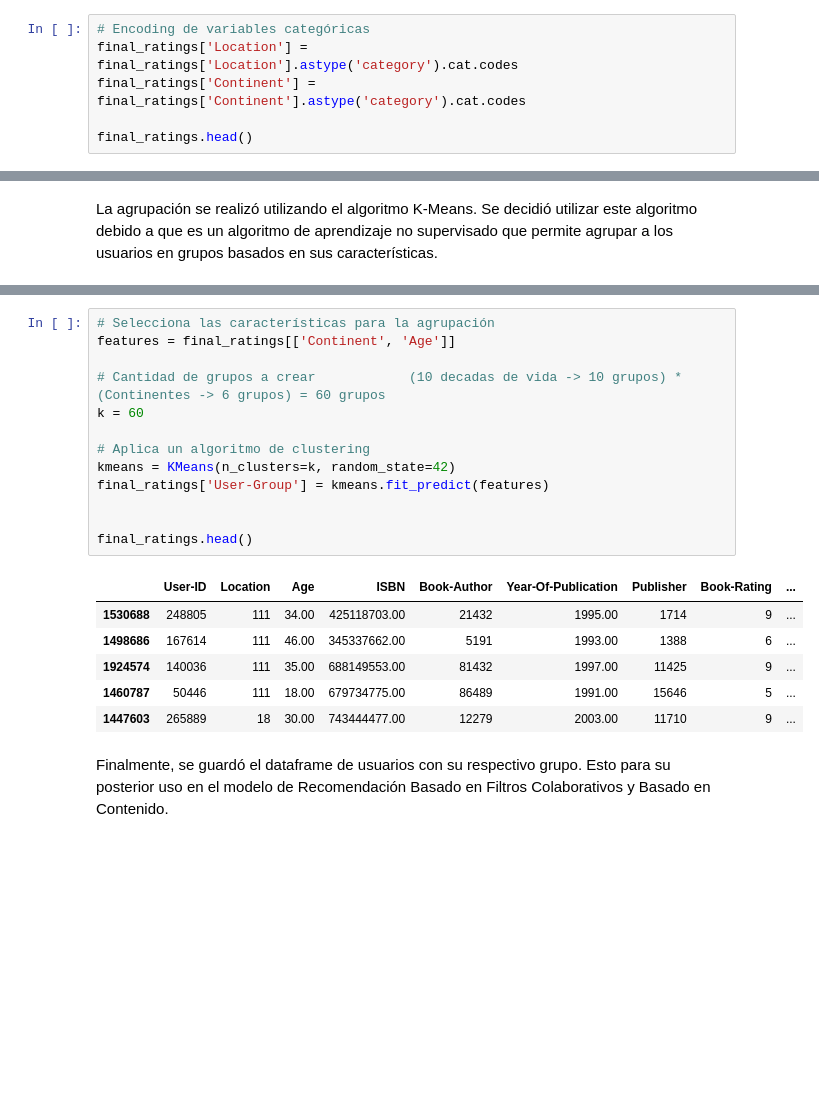
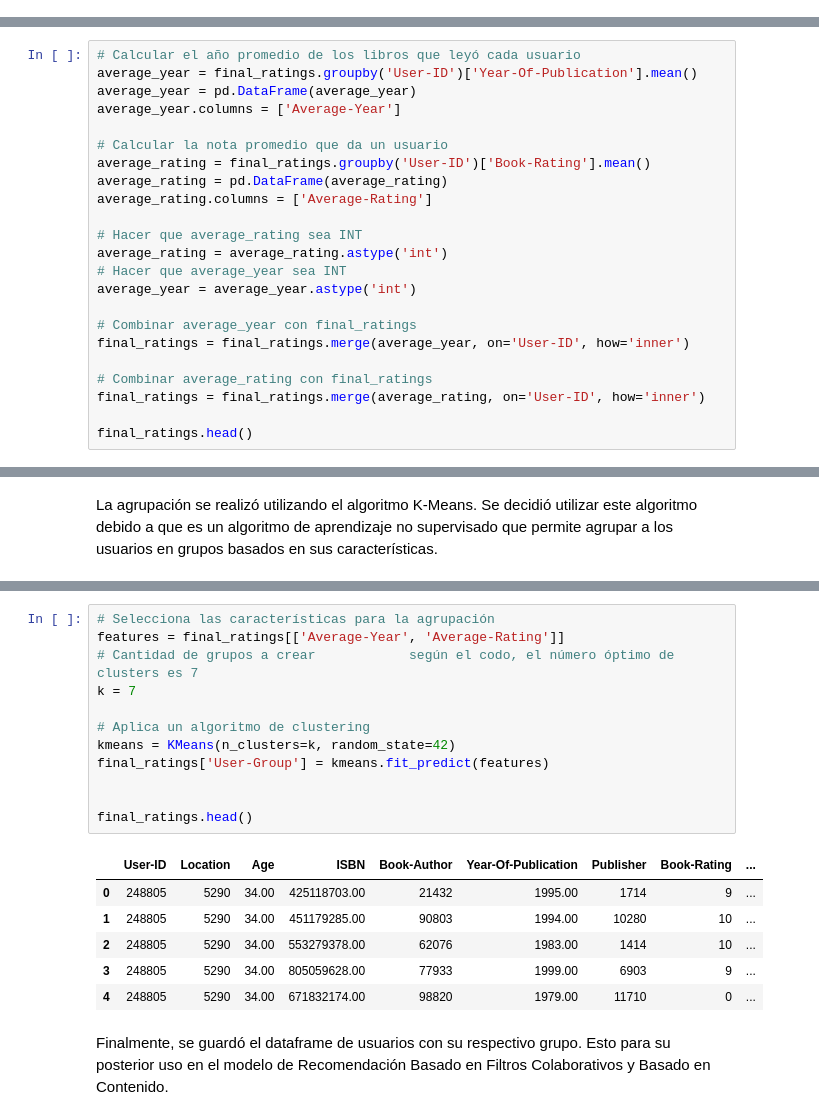
Before and after one commit to stefanoaragoni/lab6_deeplearning, a Jupyter notebook: eda.ipynb, the cells around one changed output, grey strips where cells are left out. Cells and saved outputs as stored; diff of their text form; blank space fills up the shorter version.

```diff
--- a/eda.ipynb
+++ b/eda.ipynb
@@ -495,6 +471,0 @@ Posteriormente, se realizó un one-hot encoding de los continentes. Esto debido
-# %%
-# Encoding de variables categóricas
-final_ratings['Location'] = final_ratings['Location'].astype('category').cat.codes
-final_ratings['Continent'] = final_ratings['Continent'].astype('category').cat.codes
-
-final_ratings.head()
@@ -507,0 +474,23 @@ final_ratings.head()
+# %%
+# Calcular el año promedio de los libros que leyó cada usuario
+average_year = final_ratings.groupby('User-ID')['Year-Of-Publication'].mean()
+average_year = pd.DataFrame(average_year)
+average_year.columns = ['Average-Year']
+
+# Calcular la nota promedio que da un usuario
+average_rating = final_ratings.groupby('User-ID')['Book-Rating'].mean()
+average_rating = pd.DataFrame(average_rating)
+average_rating.columns = ['Average-Rating']
+
+# Hacer que average_rating sea INT
+average_rating = average_rating.astype('int')
+# Hacer que average_year sea INT
+average_year = average_year.astype('int')
+
+# Combinar average_year con final_ratings
+final_ratings = final_ratings.merge(average_year, on='User-ID', how='inner')
+
+# Combinar average_rating con final_ratings
+final_ratings = final_ratings.merge(average_rating, on='User-ID', how='inner')
+
+final_ratings.head()
@@ -510,23 +524,22 @@ La agrupación se realizó utilizando el algoritmo K-Means. Se decidió utilizar
 # %%
 # Selecciona las características para la agrupación
-features = final_ratings[['Continent', 'Age']]
-
-# Cantidad de grupos a crear            (10 decadas de vida -> 10 grupos) * (Continentes -> 6 grupos) = 60 grupos
-k = 60
+features = final_ratings[['Average-Year', 'Average-Rating']]
+# Cantidad de grupos a crear            según el codo, el número óptimo de clusters es 7
+k = 7
 
 # Aplica un algoritmo de clustering
 kmeans = KMeans(n_clusters=k, random_state=42)
 final_ratings['User-Group'] = kmeans.fit_predict(features)
 
 
 final_ratings.head()
 # %% [output]
 |  | User-ID | Location | Age | ISBN | Book-Author | Year-Of-Publication | Publisher | Book-Rating | ... |
-| 1530688 | 248805 | 111 | 34.00 | 425118703.00 | 21432 | 1995.00 | 1714 | 9 | ... |
-| 1498686 | 167614 | 111 | 46.00 | 345337662.00 | 5191 | 1993.00 | 1388 | 6 | ... |
-| 1924574 | 140036 | 111 | 35.00 | 688149553.00 | 81432 | 1997.00 | 11425 | 9 | ... |
-| 1460787 | 50446 | 111 | 18.00 | 679734775.00 | 86489 | 1991.00 | 15646 | 5 | ... |
-| 1447603 | 265889 | 18 | 30.00 | 743444477.00 | 12279 | 2003.00 | 11710 | 9 | ... |
+| 0 | 248805 | 5290 | 34.00 | 425118703.00 | 21432 | 1995.00 | 1714 | 9 | ... |
+| 1 | 248805 | 5290 | 34.00 | 451179285.00 | 90803 | 1994.00 | 10280 | 10 | ... |
+| 2 | 248805 | 5290 | 34.00 | 553279378.00 | 62076 | 1983.00 | 1414 | 10 | ... |
+| 3 | 248805 | 5290 | 34.00 | 805059628.00 | 77933 | 1999.00 | 6903 | 9 | ... |
+| 4 | 248805 | 5290 | 34.00 | 671832174.00 | 98820 | 1979.00 | 11710 | 0 | ... |
 # %% [markdown]
 Finalmente, se guardó el dataframe de usuarios con su respectivo grupo. Esto para su posterior uso en el modelo de Recomendación Basado en Filtros Colaborativos y Basado en Contenido.
 # %%
```
Also changed, not shown: parts of 18 cells of this notebook, 2 other files.
